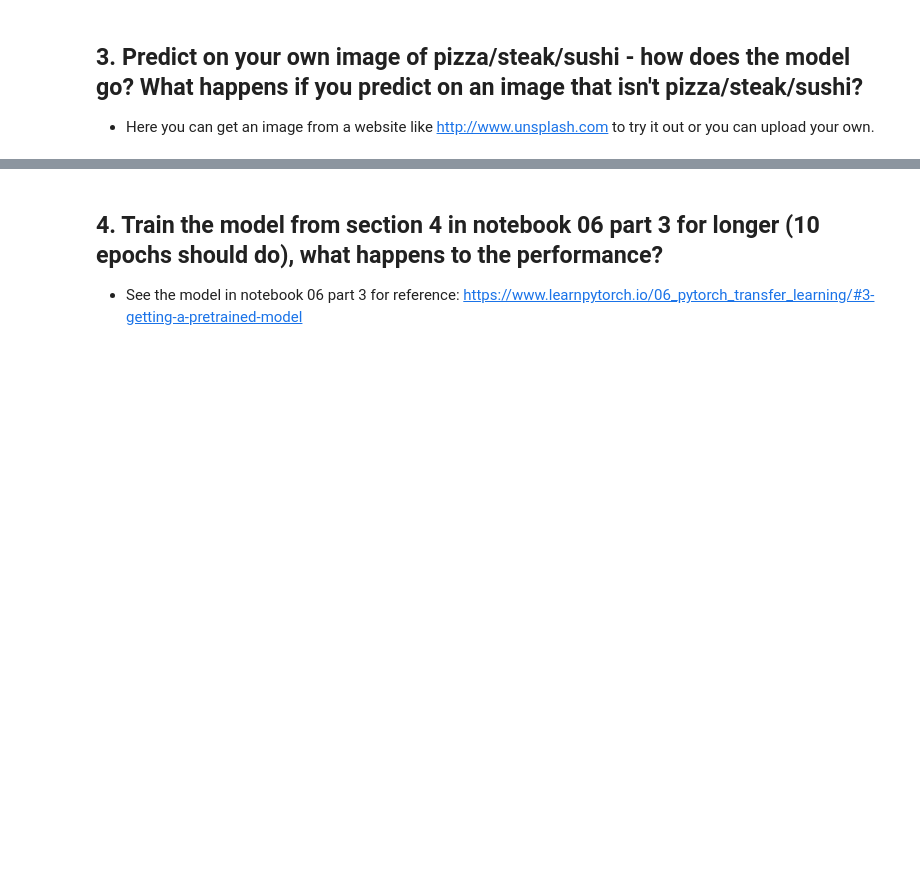
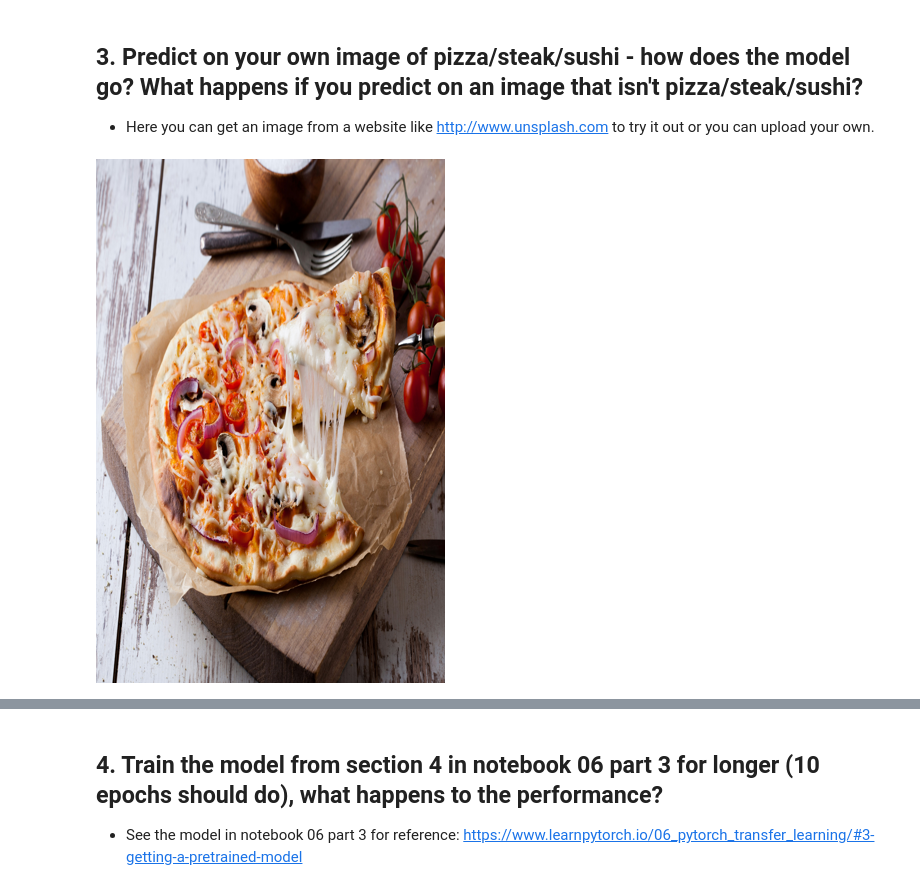
Before and after one commit to deductiveclouds/Pytorch, a Jupyter notebook: extras/exercises/06_pytorch_transfer_learning_exercises.ipynb, the cells around one changed output, grey strips where cells are left out. Saved outputs shown, nothing was run; the diff lists cells and outputs as text; code cells hidden in the pictures; blank space fills up the shorter version.

```diff
--- a/extras/exercises/06_pytorch_transfer_learning_exercises.ipynb
+++ b/extras/exercises/06_pytorch_transfer_learning_exercises.ipynb
@@ -343,0 +340,15 @@ for row in top_5_wrong.iterrows():
+# %%
+# TODO: Get an image of pizza/steak/sushi
+import requests
+from PIL import Image
+
+request = requests.get('https://images.unsplash.com/photo-1588315029754-2dd089d39a1a')
+with open('pizza.jpg', 'wb') as f:
+  f.write(request.content)
+
+with Image.open('pizza.jpg') as i:
+  i_resized = i.resize((i.height // 10, i.width // 10))
+
+i_resized
+# %% [output]
+[figure, added]
```
Also changed, not shown: parts of 4 cells of this notebook.
